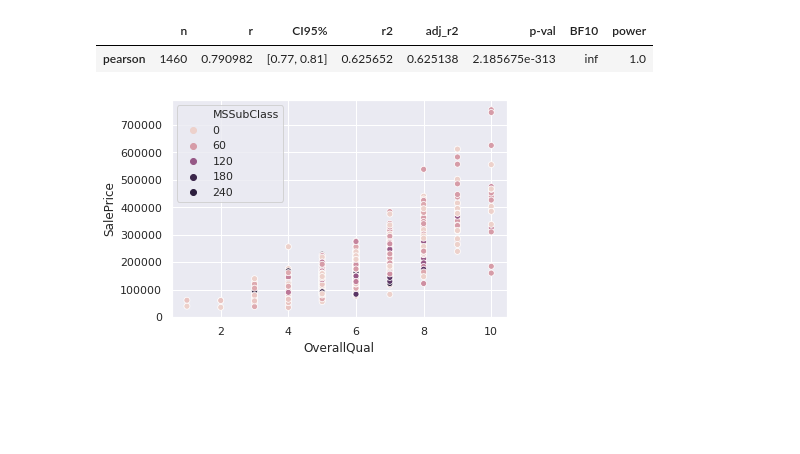
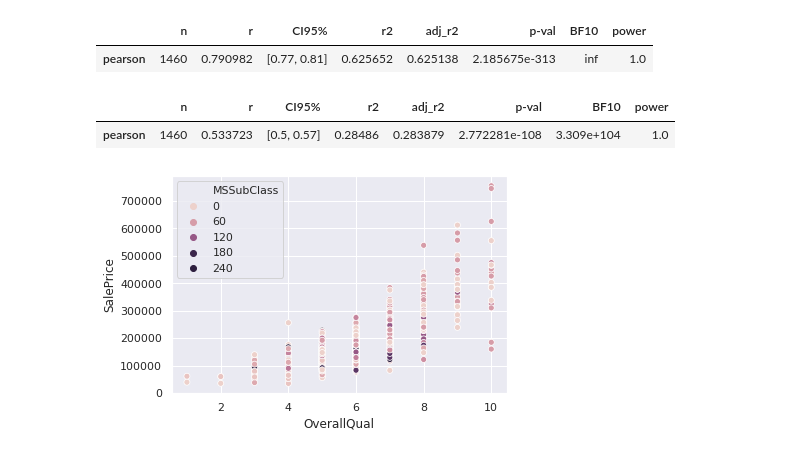
Before and after one commit to CSC345DSLoveYou/HousePrice_DSLoveyou, a Jupyter notebook: HousePrices_DSLoveYou.ipynb, the cells around one changed output. Saved outputs shown, nothing was run; the diff lists cells and outputs as text; code cells hidden in the pictures; blank space fills up the shorter version.

```diff
--- a/HousePrices_DSLoveYou.ipynb
+++ b/HousePrices_DSLoveYou.ipynb
@@ -75,6 +75,12 @@ pg.corr(x=data['OverallQual'], y=data['SalePrice'])
 # %% [output]
 |  | n | r | CI95% | r2 | adj_r2 | p-val | BF10 | power |
 | pearson | 1460 | 0.790982 | [0.77, 0.81] | 0.625652 | 0.625138 | 2.185675e-313 | inf | 1.0 |
+# %%
+#The relation of TotRmsAbvGrd  and SalePrice
+pg.corr(x=dfTrain['TotRmsAbvGrd'], y=dfTrain['SalePrice'])
+# %% [output]
+|  | n | r | CI95% | r2 | adj_r2 | p-val | BF10 | power |
+| pearson | 1460 | 0.533723 | [0.5, 0.57] | 0.28486 | 0.283879 | 2.772281e-108 | 3.309e+104 | 1.0 |
 # %%
 #The relation of LotArea and SalePrice
 import pingouin as pg
```
Also changed, not shown: parts of 3 cells of this notebook.
